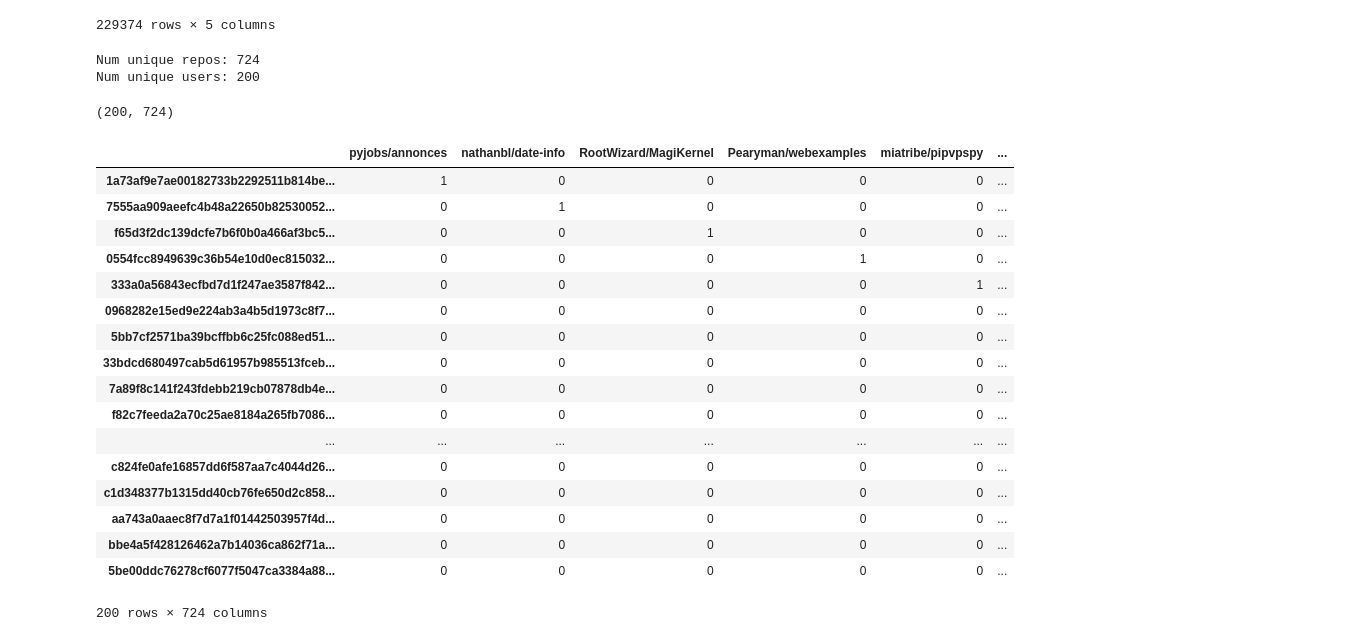
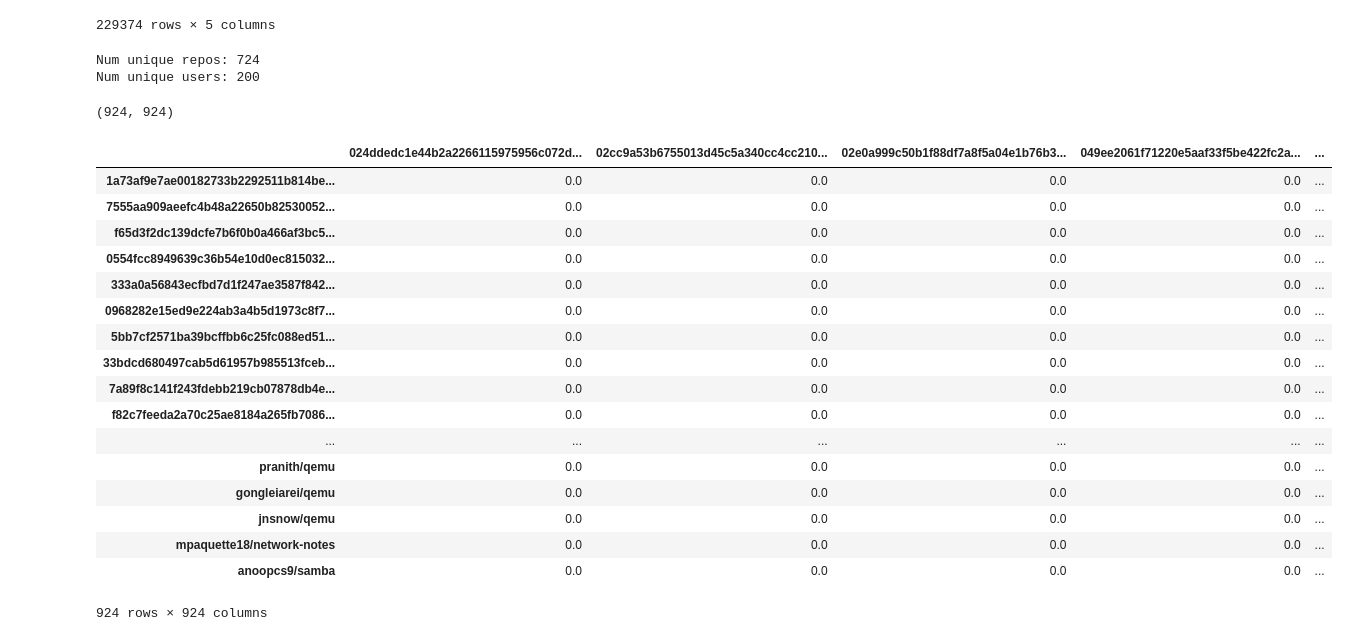
Before and after one commit to bsiaotickchong/CS505-Github_Community_Analysis, a Jupyter notebook: github-analysis.ipynb, the cells around one changed output. Drawn from its saved outputs; the diff is of its cells as text; code cells hidden in the pictures.

```diff
--- a/github-analysis.ipynb
+++ b/github-analysis.ipynb
@@ -96,32 +96,33 @@ print('Num unique users: {}'.format(len(unique_users)))
 
 #create adj matrix df
 adj_matrix_df = pd.DataFrame(columns=unique_repo_names, index=unique_users).fillna(0)
-adj_matrix_df.shape
+square_adj_matrix_df = pd.concat([adj_matrix_df, adj_matrix_df.T]).fillna(0)
+square_adj_matrix_df.shape
 # %% [output]
 Num unique repos: 724
 Num unique users: 200
-(200, 724)
+(924, 924)
 # %%
 for index, row in first_thousand_df.iterrows():
-    adj_matrix_df.loc[row['committer_email'],row['repo_name']] = 1
+    square_adj_matrix_df.loc[row['committer_email'],row['repo_name']] = 1
 
-adj_matrix_df
+square_adj_matrix_df
 # %% [output]
-|  | pyjobs/annonces | nathanbl/date-info | RootWizard/MagiKernel | Pearyman/webexamples | miatribe/pipvpspy | ... |
-| 1a73af9e7ae00182733b2292511b814be... | 1 | 0 | 0 | 0 | 0 | ... |
-| 7555aa909aeefc4b48a22650b82530052... | 0 | 1 | 0 | 0 | 0 | ... |
-| f65d3f2dc139dcfe7b6f0b0a466af3bc5... | 0 | 0 | 1 | 0 | 0 | ... |
-| 0554fcc8949639c36b54e10d0ec815032... | 0 | 0 | 0 | 1 | 0 | ... |
-| 333a0a56843ecfbd7d1f247ae3587f842... | 0 | 0 | 0 | 0 | 1 | ... |
-| 0968282e15ed9e224ab3a4b5d1973c8f7... | 0 | 0 | 0 | 0 | 0 | ... |
-| 5bb7cf2571ba39bcffbb6c25fc088ed51... | 0 | 0 | 0 | 0 | 0 | ... |
-| 33bdcd680497cab5d61957b985513fceb... | 0 | 0 | 0 | 0 | 0 | ... |
-| 7a89f8c141f243fdebb219cb07878db4e... | 0 | 0 | 0 | 0 | 0 | ... |
-| f82c7feeda2a70c25ae8184a265fb7086... | 0 | 0 | 0 | 0 | 0 | ... |
-| ... | ... | ... | ... | ... | ... | ... |
-| c824fe0afe16857dd6f587aa7c4044d26... | 0 | 0 | 0 | 0 | 0 | ... |
-| c1d348377b1315dd40cb76fe650d2c858... | 0 | 0 | 0 | 0 | 0 | ... |
-| aa743a0aaec8f7d7a1f01442503957f4d... | 0 | 0 | 0 | 0 | 0 | ... |
-| bbe4a5f428126462a7b14036ca862f71a... | 0 | 0 | 0 | 0 | 0 | ... |
-| 5be00ddc76278cf6077f5047ca3384a88... | 0 | 0 | 0 | 0 | 0 | ... |
+|  | 024ddedc1e44b2a2266115975956c072d... | 02cc9a53b6755013d45c5a340cc4cc210... | 02e0a999c50b1f88df7a8f5a04e1b76b3... | 049ee2061f71220e5aaf33f5be422fc2a... | ... |
+| 1a73af9e7ae00182733b2292511b814be... | 0.0 | 0.0 | 0.0 | 0.0 | ... |
+| 7555aa909aeefc4b48a22650b82530052... | 0.0 | 0.0 | 0.0 | 0.0 | ... |
+| f65d3f2dc139dcfe7b6f0b0a466af3bc5... | 0.0 | 0.0 | 0.0 | 0.0 | ... |
+| 0554fcc8949639c36b54e10d0ec815032... | 0.0 | 0.0 | 0.0 | 0.0 | ... |
+| 333a0a56843ecfbd7d1f247ae3587f842... | 0.0 | 0.0 | 0.0 | 0.0 | ... |
+| 0968282e15ed9e224ab3a4b5d1973c8f7... | 0.0 | 0.0 | 0.0 | 0.0 | ... |
+| 5bb7cf2571ba39bcffbb6c25fc088ed51... | 0.0 | 0.0 | 0.0 | 0.0 | ... |
+| 33bdcd680497cab5d61957b985513fceb... | 0.0 | 0.0 | 0.0 | 0.0 | ... |
+| 7a89f8c141f243fdebb219cb07878db4e... | 0.0 | 0.0 | 0.0 | 0.0 | ... |
+| f82c7feeda2a70c25ae8184a265fb7086... | 0.0 | 0.0 | 0.0 | 0.0 | ... |
+| ... | ... | ... | ... | ... | ... |
+| pranith/qemu | 0.0 | 0.0 | 0.0 | 0.0 | ... |
+| gongleiarei/qemu | 0.0 | 0.0 | 0.0 | 0.0 | ... |
+| jnsnow/qemu | 0.0 | 0.0 | 0.0 | 0.0 | ... |
+| mpaquette18/network-notes | 0.0 | 0.0 | 0.0 | 0.0 | ... |
+| anoopcs9/samba | 0.0 | 0.0 | 0.0 | 0.0 | ... |
-200 rows × 724 columns
+924 rows × 924 columns
```
Also changed, not shown: parts of 5 cells of this notebook.
